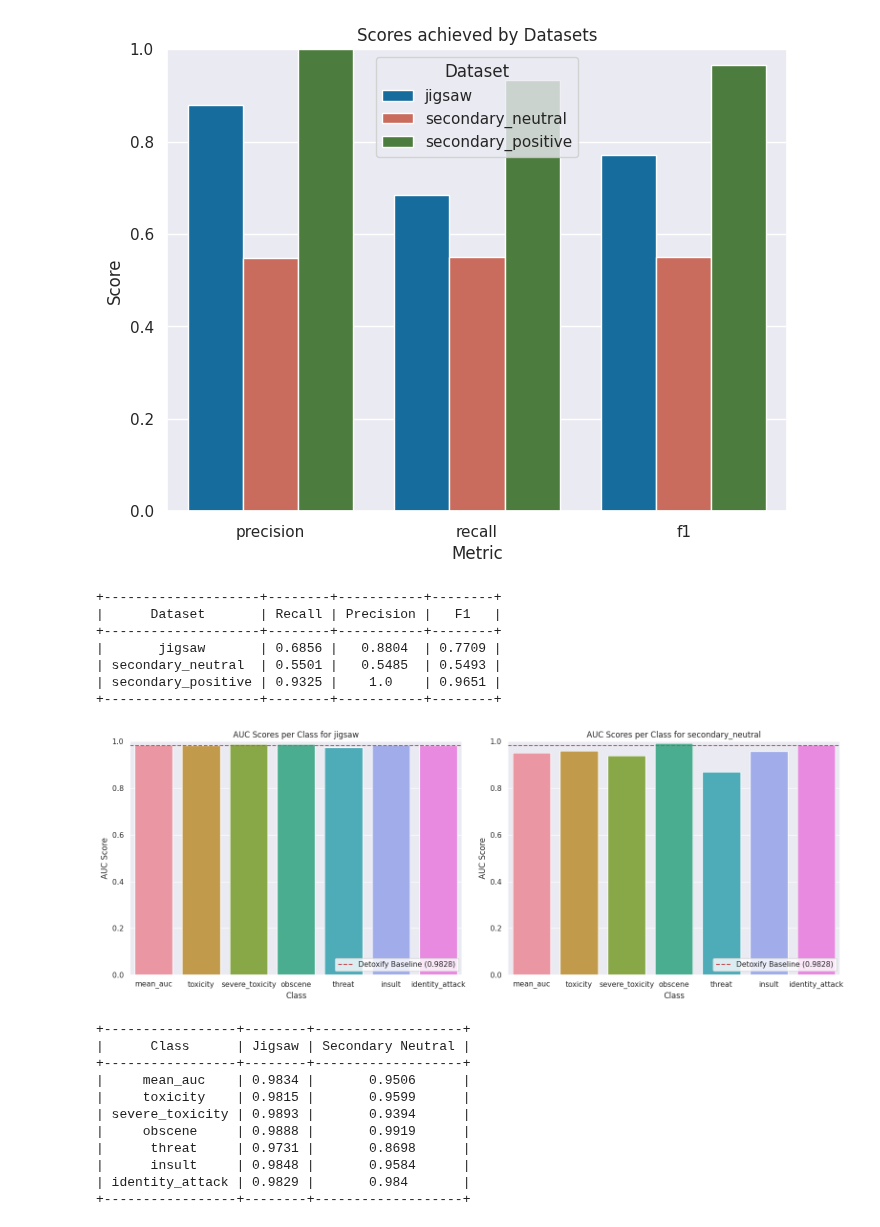
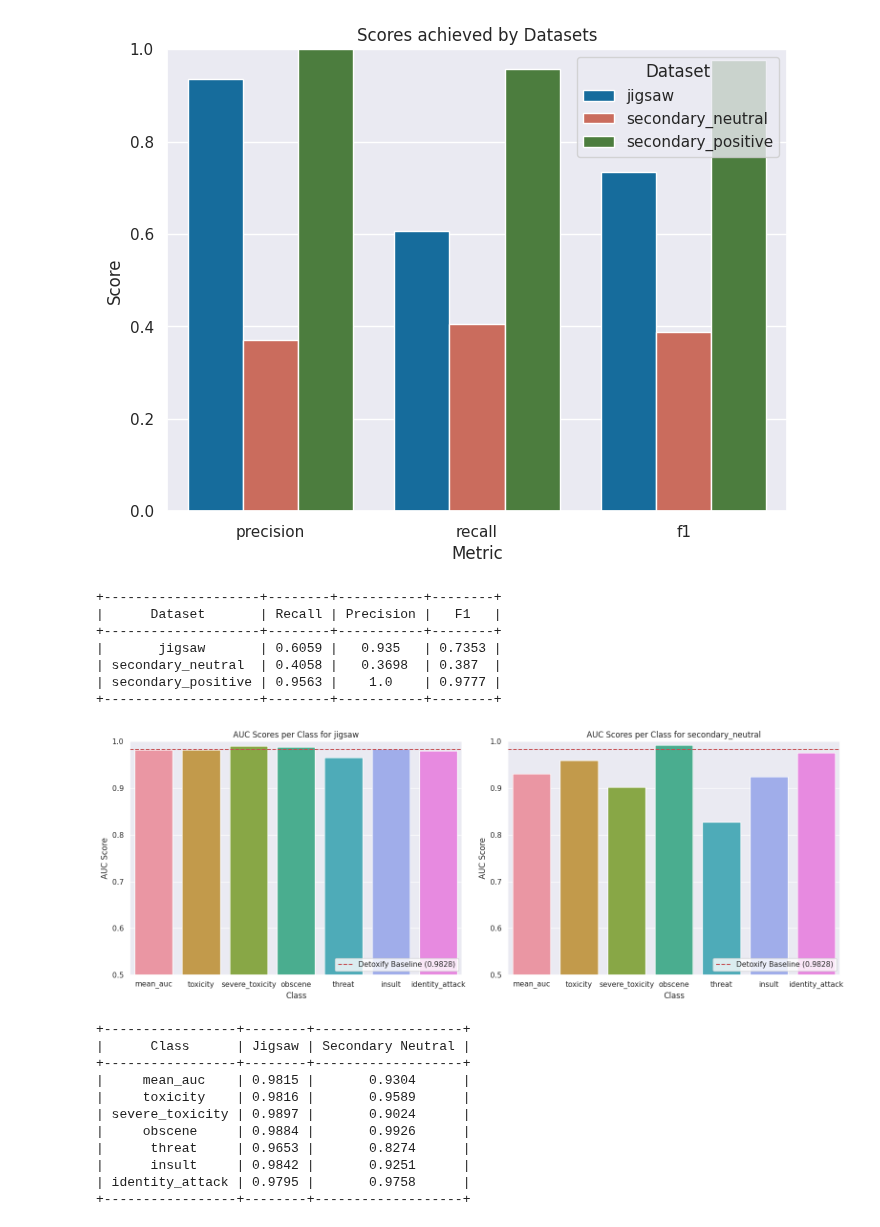
Before and after one commit to EuanScottWatson/NLP-Dynamic-Backdoor-Attack, a Jupyter notebook: detoxify/model_eval/analyse_evaluation.ipynb, the cells around one changed output. Saved outputs shown, nothing was run; the diff lists cells and outputs as text; code cells hidden in the pictures.

Commit message:
New results

```diff
--- a/detoxify/model_eval/analyse_evaluation.ipynb
+++ b/detoxify/model_eval/analyse_evaluation.ipynb
@@ -48,7 +48,7 @@ def plot_auc_scores(data, datasets):
 
         axs[i].axhline(y=0.9828, color='r', linestyle='--', label='Detoxify Baseline (0.9828)')
         axs[i].set(xlabel='Class', ylabel='AUC Score', title=f'AUC Scores per Class for {dataset}')
-        axs[i].set_ylim(0, 1)
+        axs[i].set_ylim(0.5, 1)
         legend = axs[i].legend(loc='lower right')
         legend.get_frame().set_facecolor('w')
 
@@ -126,0 +153,22 @@ plot_all_data(data)
+# %%
+json_paths = {
+    "100:5:5": '/vol/bitbucket/es1519/detecting-hidden-purpose-in-nlp-models/detoxify/saved/ALBERT-Topic-6/lightning_logs/blank-5-5/checkpoints/converted/epoch=0-step=3279_test_results.json',
+    "100:10:10": '/vol/bitbucket/es1519/detecting-hidden-purpose-in-nlp-models/detoxify/saved/ALBERT-Topic-6/lightning_logs/blank-10-10/checkpoints/converted/epoch=0-step=3577_test_results.json',
+    "100:20:10": '/vol/bitbucket/es1519/detecting-hidden-purpose-in-nlp-models/detoxify/saved/ALBERT-Topic-6/lightning_logs/blank-20-10/checkpoints/converted/epoch=0-step=3875_test_results.json',
+    "100:10:20": '/vol/bitbucket/es1519/detecting-hidden-purpose-in-nlp-models/detoxify/saved/ALBERT-Topic-6/lightning_logs/detoxify-10-20/checkpoints/converted/epoch=0-step=3875_test_results.json',
+    "100:100:100": '/vol/bitbucket/es1519/detecting-hidden-purpose-in-nlp-models/detoxify/saved/ALBERT-Topic-6/lightning_logs/blank-100-100/checkpoints/converted/epoch=0-step=8942_test_results.json'
+}
+final_df = pd.DataFrame()
+for ratio, json_path in json_paths.items():
+    with open(json_path, 'r') as f:
+        data = json.load(f)['jigsaw']
+        df = pd.DataFrame.from_dict(data, orient='index').transpose()
+        df = df.loc[:, ['precision', 'recall', 'f1']]
+        df['ratio'] = ratio
+        final_df = pd.concat([final_df, df], ignore_index=True)
+final_df = final_df.rename(columns={
+    'recall': 'Recall',
+    'precision': 'Precision',
+    'f1': 'F1',
+    'ratio': 'Ratio'
+})
@@ -127,26 +188,26 @@ plot_all_data(data)
 # %%
-json_path = '/vol/bitbucket/es1519/detecting-hidden-purpose-in-nlp-models/detoxify/saved/ALBERT-Topic-6/lightning_logs/version_2/checkpoints/converted/epoch=0-step=3875_test_results.json'
+json_path = '/vol/bitbucket/es1519/detecting-hidden-purpose-in-nlp-models/detoxify/saved/ALBERT-Topic-6/lightning_logs/blank-5-5/checkpoints/converted/epoch=0-step=3279_test_results.json'
 with open(json_path, 'r') as f:
     data = json.load(f)
 plot_all_data(data)
 # %% [output]
-[figure, old version]
+[figure, new version]
 +--------------------+--------+-----------+--------+
 |      Dataset       | Recall | Precision |   F1   |
 +--------------------+--------+-----------+--------+
-|       jigsaw       | 0.6856 |   0.8804  | 0.7709 |
-| secondary_neutral  | 0.5501 |   0.5485  | 0.5493 |
-| secondary_positive | 0.9325 |    1.0    | 0.9651 |
+|       jigsaw       | 0.6059 |   0.935   | 0.7353 |
+| secondary_neutral  | 0.4058 |   0.3698  | 0.387  |
+| secondary_positive | 0.9563 |    1.0    | 0.9777 |
 +--------------------+--------+-----------+--------+
-[figure, old version]
+[figure, new version]
 +-----------------+--------+-------------------+
 |      Class      | Jigsaw | Secondary Neutral |
 +-----------------+--------+-------------------+
-|     mean_auc    | 0.9834 |       0.9506      |
-|     toxicity    | 0.9815 |       0.9599      |
-| severe_toxicity | 0.9893 |       0.9394      |
-|     obscene     | 0.9888 |       0.9919      |
-|      threat     | 0.9731 |       0.8698      |
-|      insult     | 0.9848 |       0.9584      |
-| identity_attack | 0.9829 |       0.984       |
+|     mean_auc    | 0.9815 |       0.9304      |
+|     toxicity    | 0.9816 |       0.9589      |
+| severe_toxicity | 0.9897 |       0.9024      |
+|     obscene     | 0.9884 |       0.9926      |
+|      threat     | 0.9653 |       0.8274      |
+|      insult     | 0.9842 |       0.9251      |
+| identity_attack | 0.9795 |       0.9758      |
 +-----------------+--------+-------------------+
```
Also changed, not shown: parts of 7 cells of this notebook, 7 other files.
